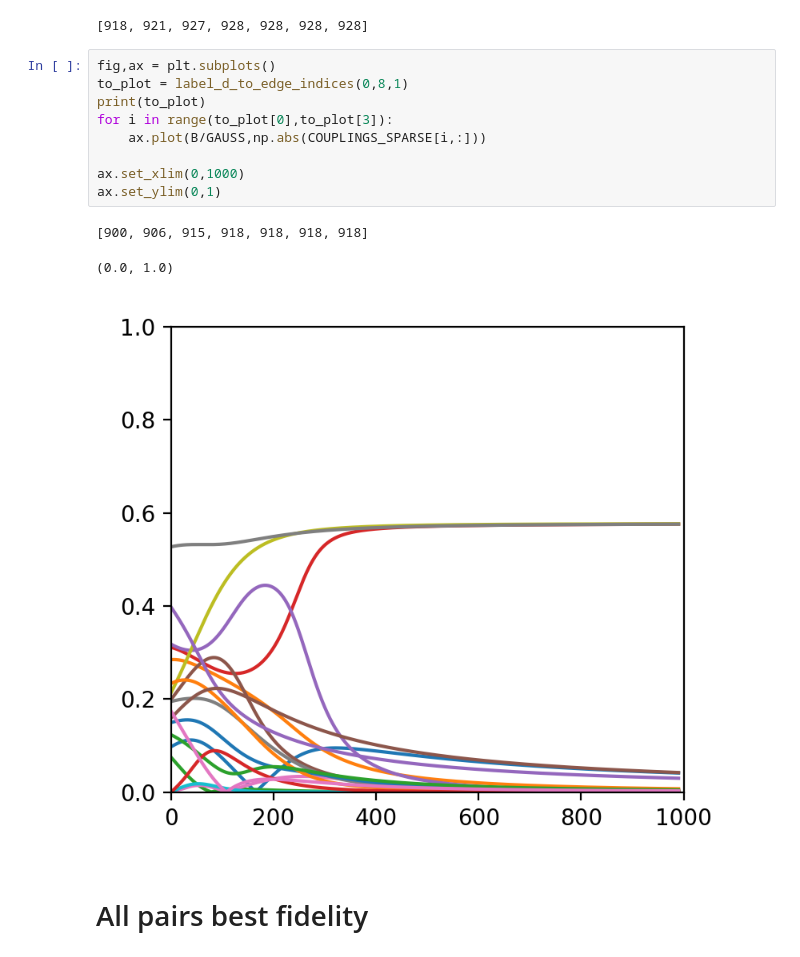
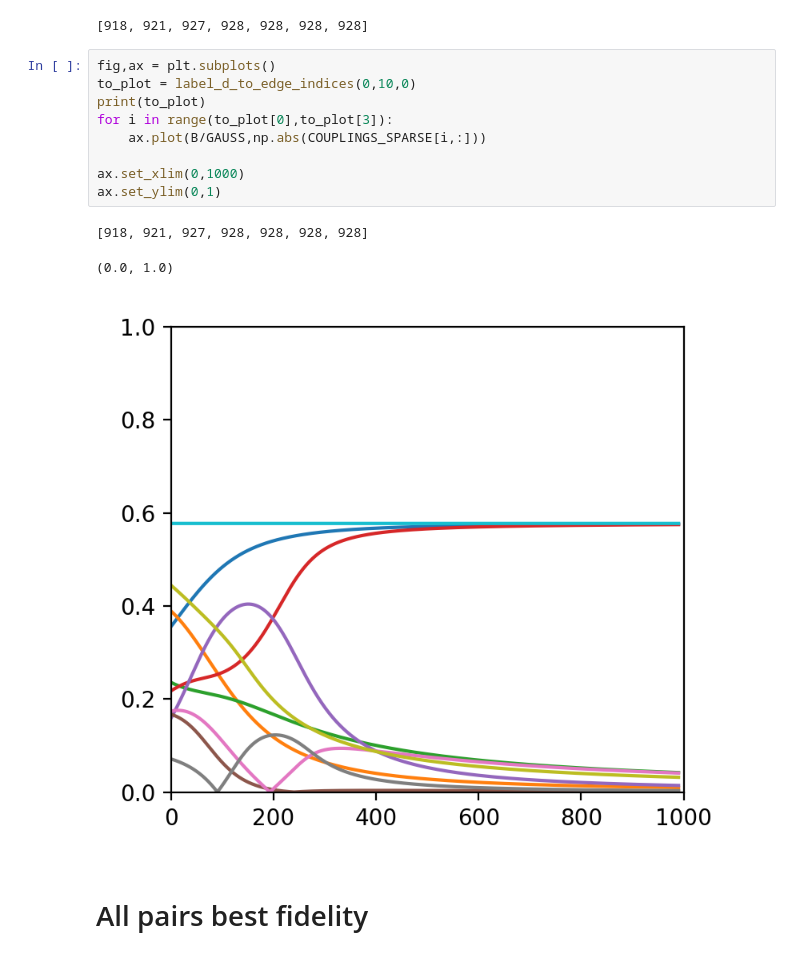
Before and after one commit to tomhepz/MolecularEnergyLevels, a Jupyter notebook: notebooks/precompute.ipynb, the cells around one changed output. Cells and saved outputs as stored; diff of their text form.

```diff
--- a/notebooks/precompute.ipynb
+++ b/notebooks/precompute.ipynb
@@ -232,17 +228,17 @@ label_d_to_edge_indices(0,10,0)
 [918, 921, 927, 928, 928, 928, 928]
 # %%
 fig,ax = plt.subplots()
-to_plot = label_d_to_edge_indices(0,8,1)
+to_plot = label_d_to_edge_indices(0,10,0)
 print(to_plot)
 for i in range(to_plot[0],to_plot[3]):
     ax.plot(B/GAUSS,np.abs(COUPLINGS_SPARSE[i,:]))
 
 ax.set_xlim(0,1000)
 ax.set_ylim(0,1)
 # %% [output]
-[900, 906, 915, 918, 918, 918, 918]
+[918, 921, 927, 928, 928, 928, 928]
 (0.0, 1.0)
-[figure, old version]
+[figure, new version]
 # %% [markdown]
 # All pairs best fidelity
 # %%
```
Also changed, not shown: parts of 11 cells of this notebook, 16 other files.
